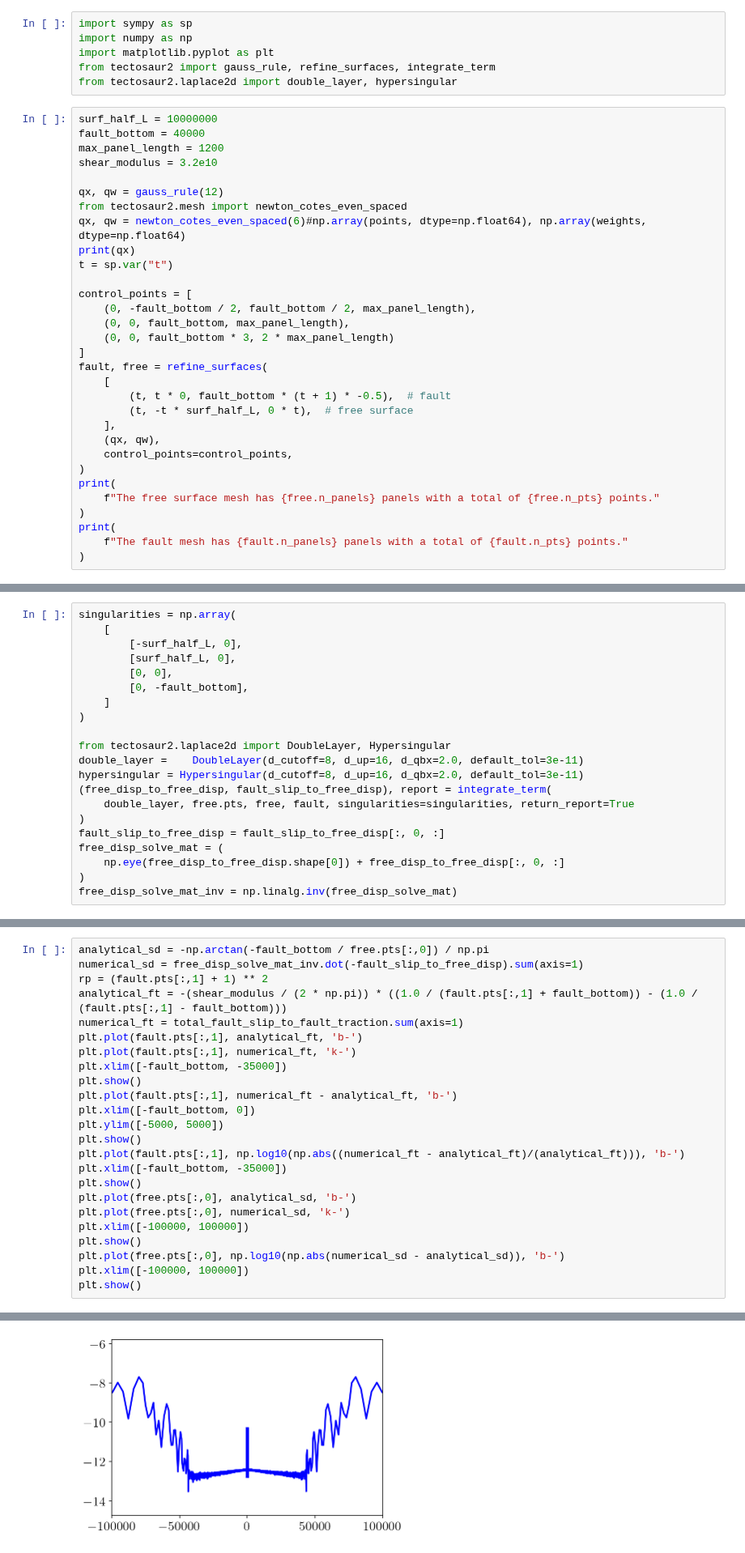
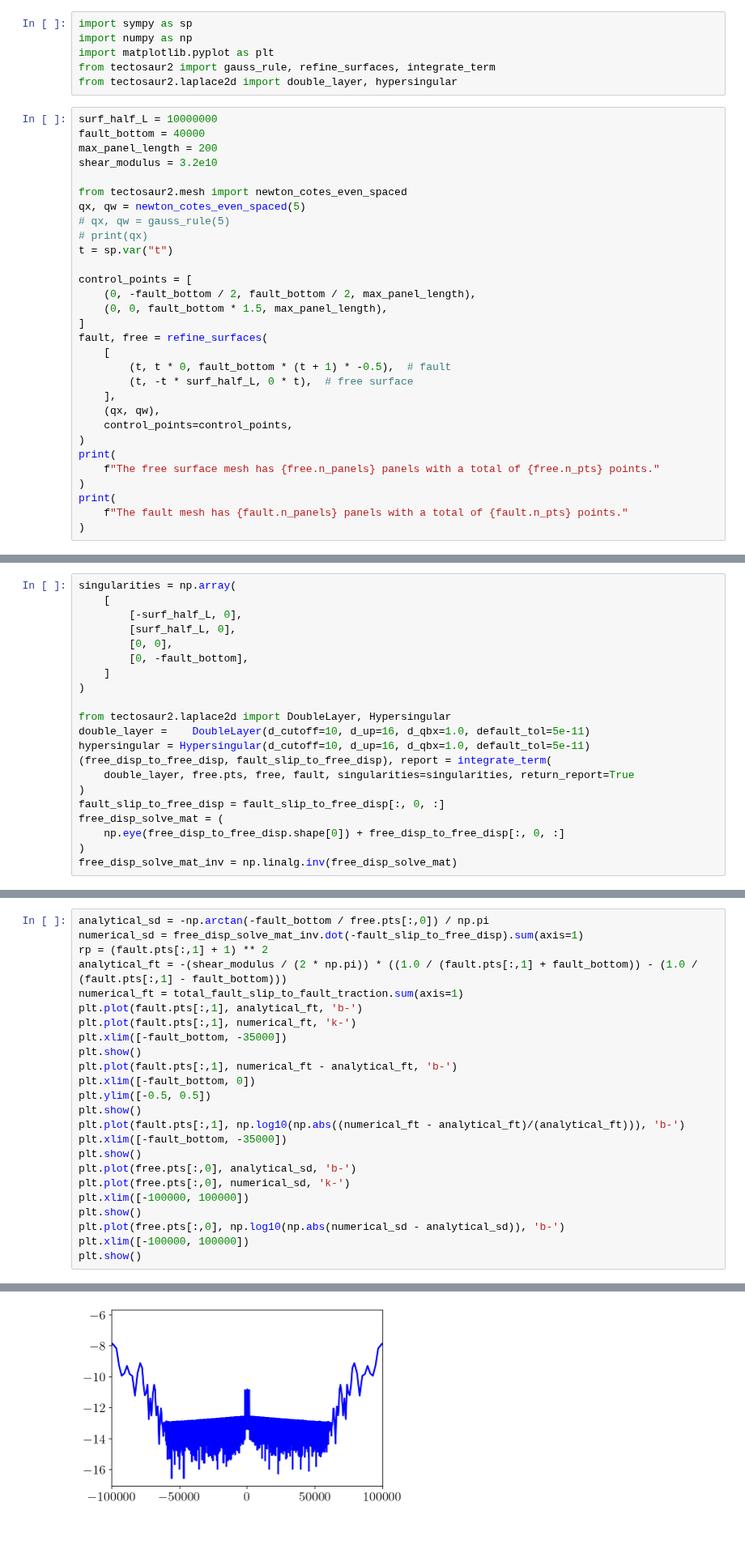
Before and after one commit to tbenthompson/tectosaur2, a Jupyter notebook: tutorials/c1qbx/part6_qd.ipynb, the cells around one changed output, grey strips where cells are left out. Shown at 81% size. Cells and saved outputs as stored; diff of their text form; blank space fills up the shorter version.

```diff
--- a/tutorials/c1qbx/part6_qd.ipynb
+++ b/tutorials/c1qbx/part6_qd.ipynb
@@ -30,19 +30,18 @@ from tectosaur2.laplace2d import double_layer, hypersingular
 # %%
 surf_half_L = 10000000
 fault_bottom = 40000
-max_panel_length = 1200
+max_panel_length = 200
 shear_modulus = 3.2e10
 
-qx, qw = gauss_rule(12)
 from tectosaur2.mesh import newton_cotes_even_spaced
-qx, qw = newton_cotes_even_spaced(6)#np.array(points, dtype=np.float64), np.array(weights, dtype=np.float64)
-print(qx)
+qx, qw = newton_cotes_even_spaced(5)
+# qx, qw = gauss_rule(5)
+# print(qx)
 t = sp.var("t")
 
 control_points = [
     (0, -fault_bottom / 2, fault_bottom / 2, max_panel_length),
-    (0, 0, fault_bottom, max_panel_length),
-    (0, 0, fault_bottom * 3, 2 * max_panel_length)
+    (0, 0, fault_bottom * 1.5, max_panel_length),
 ]
 fault, free = refine_surfaces(
     [
@@ -73,8 +71,8 @@ singularities = np.array(
 )
 
 from tectosaur2.laplace2d import DoubleLayer, Hypersingular
-double_layer =    DoubleLayer(d_cutoff=8, d_up=16, d_qbx=2.0, default_tol=3e-11)
-hypersingular = Hypersingular(d_cutoff=8, d_up=16, d_qbx=2.0, default_tol=3e-11)
+double_layer =    DoubleLayer(d_cutoff=10, d_up=16, d_qbx=1.0, default_tol=5e-11)
+hypersingular = Hypersingular(d_cutoff=10, d_up=16, d_qbx=1.0, default_tol=5e-11)
 (free_disp_to_free_disp, fault_slip_to_free_disp), report = integrate_term(
     double_layer, free.pts, free, fault, singularities=singularities, return_report=True
 )
@@ -176,7 +185,7 @@ plt.xlim([-fault_bottom, -35000])
 plt.show()
 plt.plot(fault.pts[:,1], numerical_ft - analytical_ft, 'b-')
 plt.xlim([-fault_bottom, 0])
-plt.ylim([-5000, 5000])
+plt.ylim([-0.5, 0.5])
 plt.show()
 plt.plot(fault.pts[:,1], np.log10(np.abs((numerical_ft - analytical_ft)/(analytical_ft))), 'b-')
 plt.xlim([-fault_bottom, -35000])
@@ -195,5 +204,5 @@ plt.show()
 [figure]
-[figure, old version]
+[figure, new version]
 # %% [markdown]
 $$
 \int_{H} H^* u + \int_{F} H^* s = t
```
Also changed, not shown: parts of 35 cells of this notebook, 3 other files.
